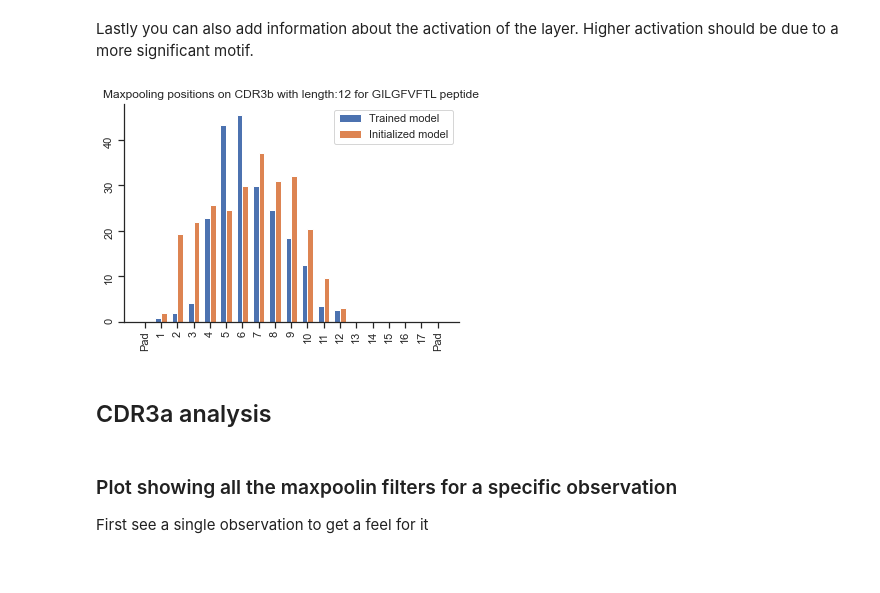
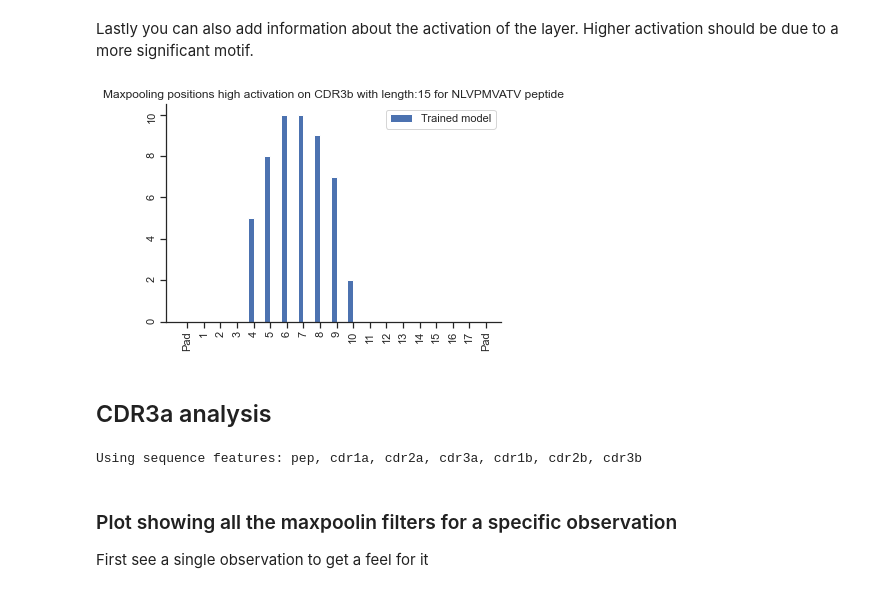
Before and after one commit to chrhjoh/speciale, a Jupyter notebook: modeling/src/03_analyze_cdr_cnn.ipynb, the cells around one changed output. Drawn from its saved outputs; the diff is of its cells as text; code cells hidden in the pictures.

```diff
--- a/modeling/src/03_analyze_cdr_cnn.ipynb
+++ b/modeling/src/03_analyze_cdr_cnn.ipynb
@@ -71,8 +77,7 @@ with open(ENCODING_FILE, "rb" ) as fh:
 
 data = read_data(DATA_FILE)
 
-test_data = TcrDataset(data, test_partition)
-test_data.add_sequence_features(sequences, encoding)
+test_data = TcrDataset(data, test_partition, sequences, encoding)
 test_dl = DataLoader(test_data, batch_size)
 # %% [output]
 Using sequence features: pep, cdr1a, cdr2a, cdr3a, cdr1b, cdr2b, cdr3b
@@ -283,0 +294,20 @@ Text(0.5, 1.0, 'CDR3b Maxpool pos initial model all cdrs')
+# %%
+total_counts = np.zeros((idxs.shape[1],19))
+start_pos = np.zeros((idxs.shape[1],19))
+for i in range(idxs.shape[1]):
+    for j, idx in enumerate(idxs[:, i]):
+        if pool_out_init[i, j] > 0.85:
+            start_pos[i, idx] += 1
+            total_counts[i, idx] += 1
+            total_counts[i, idx+1] += 1
+            total_counts[i, idx+2] += 1
+
+total_counts_init = np.zeros((idxs.shape[1],19))
+start_pos_init = np.zeros((idxs.shape[1],19))
+for i in range(idxs.shape[1]):
+    for j, idx in enumerate(idxs_init[:, i]):
+        if pool_out_init[i, j] > 0.85:
+            start_pos_init[i, idx] += 1
+            total_counts_init[i, idx] += 1
+            total_counts_init[i, idx+1] += 1
+            total_counts_init[i, idx+2] += 1
@@ -322,9 +373,9 @@ test_data.subset_datapoints(idxs)
 subset_ldr = DataLoader(test_data, batch_size=batch_size)
 subset_runner = Runner(subset_ldr, net, criterion, loss_weight, device)
 
-pool_out, idxs = subset_runner.get_pool_idxs("cdr3b")
+pool_out, idxs, conv_out = subset_runner.get_pool_idxs("cdr3b")
 subset_runner.model = initial_net
-pool_out_init, idxs_init = subset_runner.get_pool_idxs("cdr3b")
+pool_out_init, idxs_init, conv_out_init = subset_runner.get_pool_idxs("cdr3b")
 subset_runner.model = net
 # %%
 total_counts = np.zeros((idxs.shape[1],19))
@@ -416,39 +467,46 @@ Lastly you can also add information about the activation of the layer. Higher ac
 total_counts = np.zeros((idxs.shape[1],19))
 for i in range(idxs.shape[1]):
     for j, idx in enumerate(idxs[:, i]):
-        total_counts[i, idx] += pos_weight[j, 0] * pool_out[i, j]
-        total_counts[i, idx+1] += pos_weight[j, 1] * pool_out[i, j]
-        total_counts[i, idx+2] += pos_weight[j, 2] * pool_out[i, j]
+        if pool_out[i,j] > 0.85:
+            total_counts[i, idx] += 1
+            total_counts[i, idx+1] += 1
+            total_counts[i, idx+2] += 1
 
 total_counts_init = np.zeros((idxs.shape[1],19))
 start_pos_init = np.zeros((idxs.shape[1],19))
 for i in range(idxs_init.shape[1]):
     for j, idx in enumerate(idxs_init[:, i]):
-        total_counts_init[i, idx] += pos_weight_init[j, 0] * pool_out_init[i, j]
-        total_counts_init[i, idx+1] += pos_weight_init[j, 1] * pool_out_init[i, j]
-        total_counts_init[i, idx+2] += pos_weight_init[j, 2] * pool_out_init[i, j]
+        if pool_out_init[i,j] > 0.85:
+            total_counts_init[i, idx] += 1
+            total_counts_init[i, idx+1] += 1
+            total_counts_init[i, idx+2] += 1
 # %%
 labels = ["Pad"]+[str(x) for x in range(1,18)] + ["Pad"]
 x = np.arange(len(labels))  # the label locations
 width = 0.35  # the width of the bars
 
 fig, ax = plt.subplots()
 rects1 = ax.bar(x - width/2, np.sum(total_counts, axis=0), width, label='Trained model')
-rects2 = ax.bar(x + width/2, np.sum(total_counts_init, axis=0), width, label='Initialized model')
+#rects2 = ax.bar(x + width/2, np.sum(total_counts_init, axis=0), width, label='Initialized model')
 ax.tick_params(rotation=90)
 ax.set_xticks(x, labels)
 ax.legend()
-ax.set_title(f"Maxpooling positions on CDR3b with length:{length} for {peptide} peptide")
+ax.set_title(f"Maxpooling positions high activation on CDR3b with length:{length} for {peptide} peptide")
 plt.show()
 # %% [output]
-[figure, old version]
+[figure, new version]
 # %% [markdown]
 ## CDR3a analysis
 # %%
-pool_out, idxs = test_runner.get_pool_idxs("cdr3a")
+test_data = TcrDataset(data, test_partition, sequences, encoding)
+test_dl = DataLoader(test_data, batch_size)
+test_runner = Runner(test_dl, net, criterion, loss_weight, device)
+pool_out, idxs, conv_out = test_runner.get_pool_idxs("cdr3a")
 test_runner.model = initial_net
-pool_out_init, idxs_init = test_runner.get_pool_idxs("cdr3a")
+pool_out_init, idxs_init, conv_out_init = test_runner.get_pool_idxs("cdr3a")
 test_runner.model = net
+# %% [output]
+Using sequence features: pep, cdr1a, cdr2a, cdr3a, cdr1b, cdr2b, cdr3b
 # %% [markdown]
 ### Plot showing all the maxpoolin filters for a specific observation
 First see a single observation to get a feel for it
```
Also changed, not shown: parts of 33 cells of this notebook, 13 other files.
